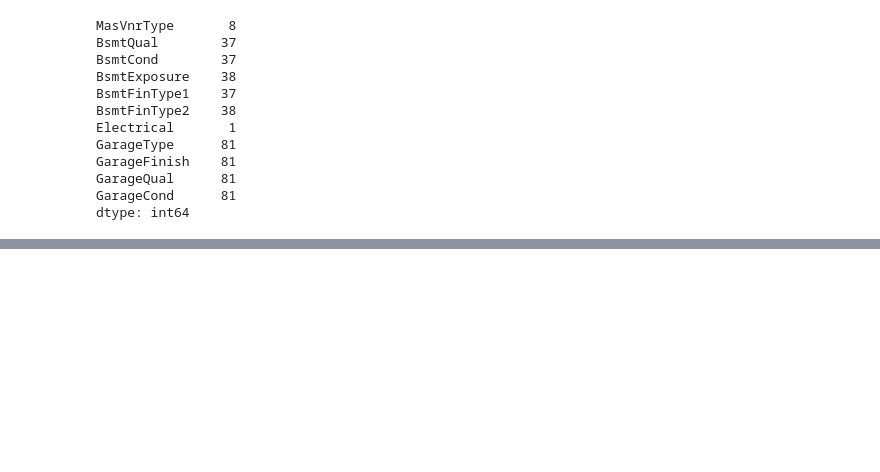
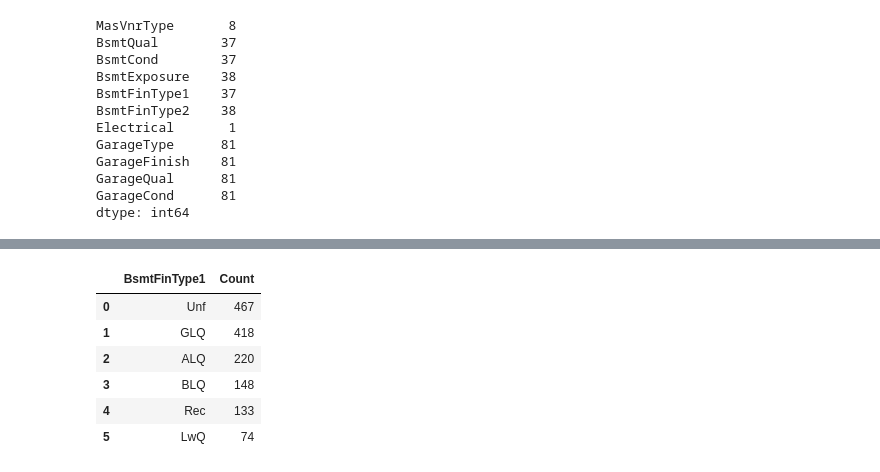
Before and after one commit to DinankSoni/ML_projects, a Jupyter notebook: House Prices Predict.ipynb, the cells around one changed output, grey strips where cells are left out. Drawn from its saved outputs; the diff is of its cells as text; code cells hidden in the pictures; blank space fills up the shorter version.

```diff
--- a/House Prices Predict.ipynb
+++ b/House Prices Predict.ipynb
@@ -162,0 +270,16 @@ Name: MasVnrType, dtype: object
+# %%
+df['BsmtFinType1'] = df['BsmtFinType1'].fillna('Unf')
+# %%
+# Group the DataFrame by 'MasVnrType' and calculate the sum
+result = df['BsmtFinType1'].value_counts().reset_index()
+result.columns = ['BsmtFinType1', 'Count']
+# Print the result
+result
+# %% [output]
+|  | BsmtFinType1 | Count |
+| 0 | Unf | 467 |
+| 1 | GLQ | 418 |
+| 2 | ALQ | 220 |
+| 3 | BLQ | 148 |
+| 4 | Rec | 133 |
+| 5 | LwQ | 74 |
```
Also changed, not shown: parts of 36 cells of this notebook.
